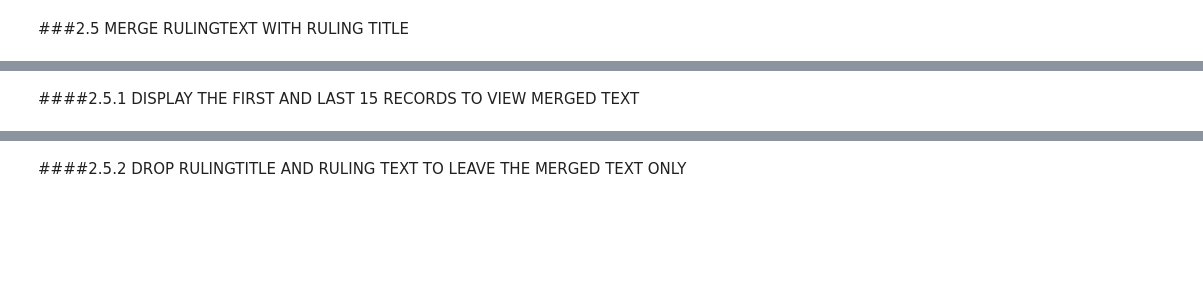
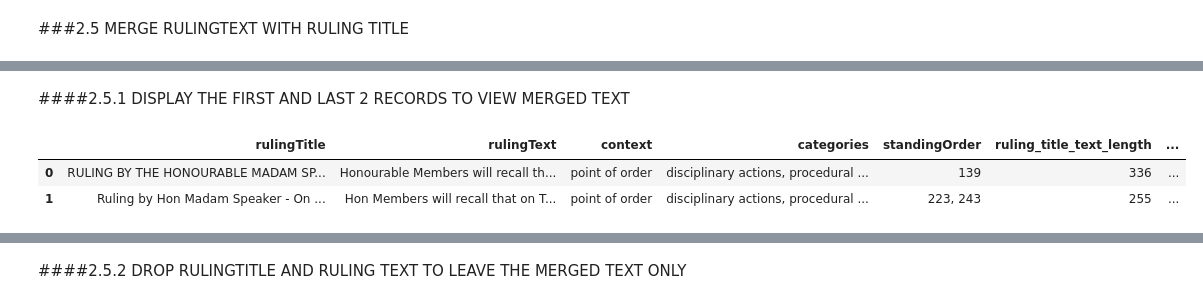
Before and after one commit to MungeliDeli/speaker-ruling-classification, a Jupyter notebook: Project_Classifier(Speakers_Rullings).ipynb, the cells around one changed output, grey strips where cells are left out. Saved outputs shown, nothing was run; the diff lists cells and outputs as text; code cells hidden in the pictures; blank space fills up the shorter version.

```diff
--- a/Project_Classifier(Speakers_Rullings).ipynb
+++ b/Project_Classifier(Speakers_Rullings).ipynb
@@ -471,5 +545,9 @@ display(ruling_df[['rulingTitle', 'rulingText', 'merged_text']].head())
 # %% [markdown]
-####2.5.1 DISPLAY THE FIRST AND LAST 15 RECORDS TO VIEW MERGED TEXT
+####2.5.1 DISPLAY THE FIRST AND LAST 2 RECORDS TO VIEW MERGED TEXT
 # %%
-isplay(ruling_df.head(15))
-display(ruling_df.tail(15))
+display(ruling_df.head(2))
+display(ruling_df.tail(2))
+# %% [output]
+|  | rulingTitle | rulingText | context | categories | standingOrder | ruling_title_text_length | ... |
+| 0 | RULING BY THE HONOURABLE MADAM SP... | Honourable Members will recall th... | point of order | disciplinary actions, procedural ... | 139 | 336 | ... |
+| 1 | Ruling by Hon Madam Speaker - On ... | Hon Members will recall that on T... | point of order | disciplinary actions, procedural ... | 223, 243 | 255 | ... |
```
Also changed, not shown: parts of 41 cells of this notebook.
